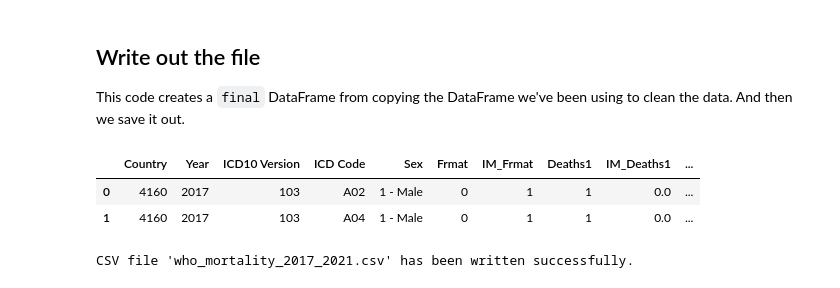
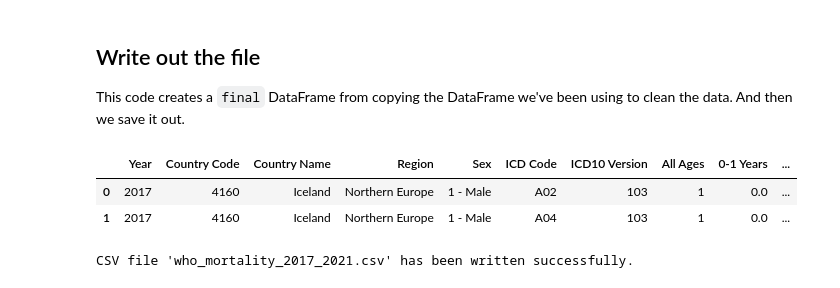
Before and after one commit to ShylaTatum/Group-Project-1, a Jupyter notebook: clean_workbook.ipynb, the cells around one changed output. Drawn from its saved outputs; the diff is of its cells as text; code cells hidden in the pictures.

```diff
--- a/clean_workbook.ipynb
+++ b/clean_workbook.ipynb
@@ -2,6 +2,7 @@
 ## Do Imports
 # %%
 import pandas as pd
+pd.set_option('display.max_rows', None)
 # %% [markdown]
 ## Read in Data Files
 # %%
@@ -171,16 +172,37 @@ Index(['Country', 'Year', 'List', 'ICD Code', 'Sex', 'Frmat', 'IM_Frmat',
 We need the team to make a decision about how these buckets should be categorized in order to complete this task. This section will include a placeholder so that we have the logic in place.
 # %%
 # Identify columns to group by looking for columns that start with the word `Deaths``
-deaths_columns = [col for col in df_merged if col.startswith('Deaths') and col != 'Deaths1']
+deaths_columns = [col for col in df_merged if col.startswith('Deaths')]
 
 # Create new grouped columns (Placeholder groups just as a proof-of-concept)
-df_merged['Deaths Group 1'] = df_merged[deaths_columns[1:2]].sum(axis=1)
-df_merged['Deaths Group 2'] = df_merged[deaths_columns[2:4]].sum(axis=1)
-df_merged['Deaths Group 3'] = df_merged[deaths_columns[4:]].sum(axis=1)
+
+# All ages - Deaths1 column
+df_merged['All Ages'] = df_merged[deaths_columns[0]]
+
+# Smoketest - Sum all Deaths columns
+# df_merged['Smoketest All Deaths'] = df_merged[deaths_columns][2:25].sum(axis=1)
+
+# Between age 0 and 1 - Deaths2 column
+df_merged['0-1 Years'] = df_merged[deaths_columns[1]]
+
+# Between ages 1 and 24 - Deaths3 through Deaths10 columns
+df_merged['1-24 Years'] = df_merged[deaths_columns[2:11]].sum(axis=1)
+
+# Between ages 25 and 44 - Deaths11 through Deaths14 columns
+df_merged['25-44 Years'] = df_merged[deaths_columns[12:15]].sum(axis=1)
+
+# Between ages 45 and 69 - Deaths15 through Deaths19
+df_merged['45-69 Years'] = df_merged[deaths_columns[16:20]].sum(axis=1)
+
+# Ages 70 and older
+df_merged['70-95+ Years'] = df_merged[deaths_columns[21:24]].sum(axis=1)
+
+# Age not specified
+df_merged['Age Not Specified'] = df_merged[deaths_columns[25]]
 
 # Drop original deaths columns
 df_merged = df_merged.drop(columns=deaths_columns)
 
 # Verify results
-display(df_merged.tail(2))
+display(df_merged.head(10))
 # %% [output]
@@ -223,4 +261,4 @@ print(df_merged[['Sex']].tail())
 215572  2 - Female
 # %%
 # Rename columns
-df_merged = df_merged.rename(columns={'Description': 'ICD Description', 'List':'ICD10 Version'})
+df_merged = df_merged.rename(columns={'Country':'Country Code', 'Description': 'ICD Description', 'List':'ICD10 Version', 'Frmat': 'Age Format'})
@@ -228,0 +265,9 @@ df_merged = df_merged.rename(columns={'Description': 'ICD Description', 'List':'
+# %%
+# Define the desired order of columns
+ordered_columns = ['Year', 'Country Code', 'Country Name', 'Region', 'Sex', 'ICD Code', 'ICD10 Version', 'All Ages', '0-1 Years', '1-24 Years', '25-44 Years', '45-69 Years', '70-95+ Years', 'Age Not Specified', 'Age Format']
+
+# Reorder the columns using reindex
+df_reordered = df_merged.reindex(columns=ordered_columns)
+
+# Display the new DataFrame with reorganized columns
+display(df_reordered.head())
@@ -231,12 +283,12 @@ df_merged = df_merged.rename(columns={'Description': 'ICD Description', 'List':'
 This code creates a `final` DataFrame from copying the DataFrame we've been using to clean the data. And then we save it out.
 # %%
 # Name the final DataFrame
-df_output = df_merged.copy()
+df_output = df_reordered.copy()
 display(df_output.head(2))
 # %% [output]
-|  | Country | Year | ICD10 Version | ICD Code | Sex | Frmat | IM_Frmat | Deaths1 | IM_Deaths1 | ... |
-| 0 | 4160 | 2017 | 103 | A02 | 1 - Male | 0 | 1 | 1 | 0.0 | ... |
-| 1 | 4160 | 2017 | 103 | A04 | 1 - Male | 0 | 1 | 1 | 0.0 | ... |
+|  | Year | Country Code | Country Name | Region | Sex | ICD Code | ICD10 Version | All Ages | 0-1 Years | ... |
+| 0 | 2017 | 4160 | Iceland | Northern Europe | 1 - Male | A02 | 103 | 1 | 0.0 | ... |
+| 1 | 2017 | 4160 | Iceland | Northern Europe | 1 - Male | A04 | 103 | 1 | 0.0 | ... |
 # %%
 # Write out the cleaned CSV
 df_output.to_csv('Resources/source_data/who_mortality_2017_2021.csv', index=False)
```
Also changed, not shown: parts of 8 cells of this notebook.
